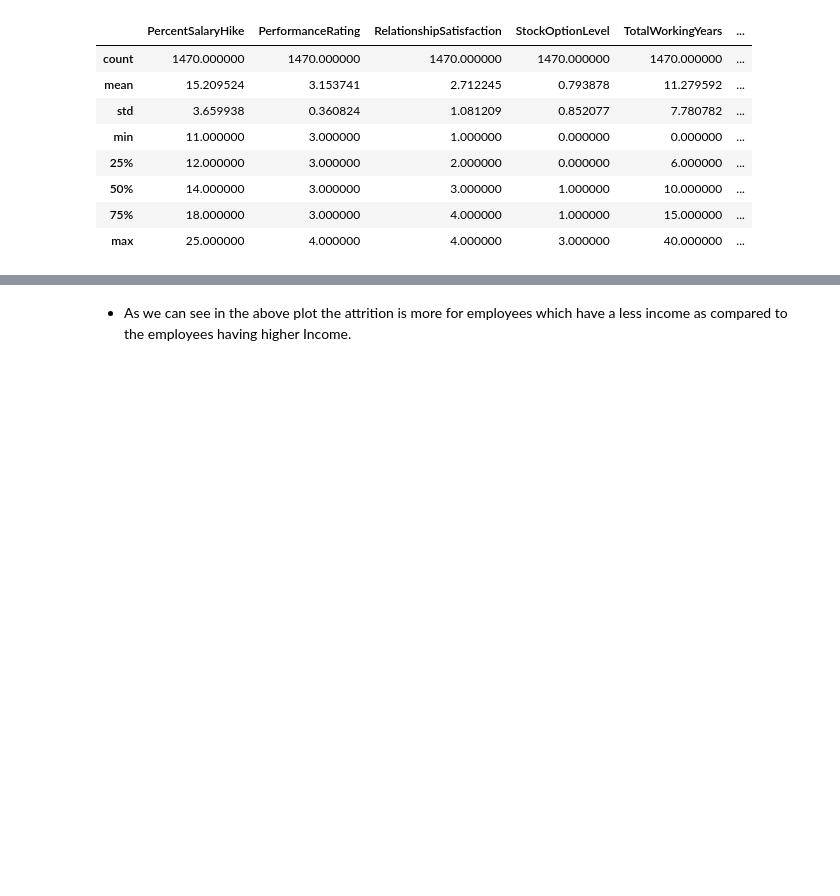
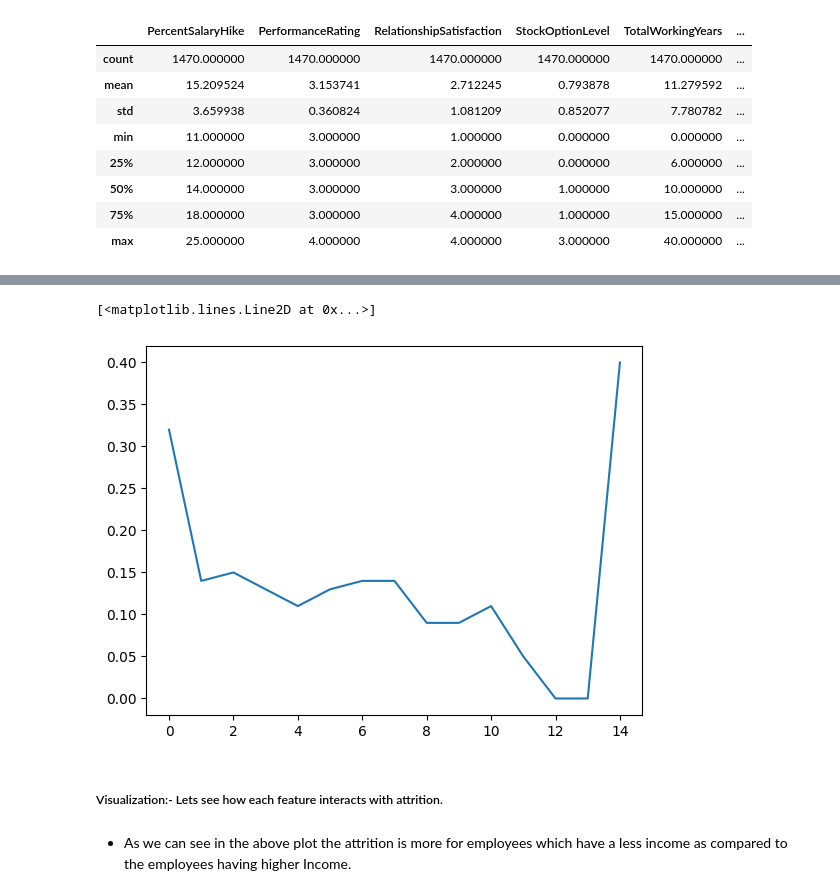
Before and after one commit to jashpaleja/Survival_Analysis-Employee_Attrition, a Jupyter notebook: employee_attrition.ipynb, the cells around one changed output, grey strips where cells are left out. Drawn from its saved outputs; the diff is of its cells as text; code cells hidden in the pictures; blank space fills up the shorter version.

```diff
--- a/employee_attrition.ipynb
+++ b/employee_attrition.ipynb
@@ -123,3 +150,14 @@ for x in new_df.columns:
+# %%
+x_val = []
+y_val = []
+for x in range(0,15):
+    attrition = df[df['YearsWithCurrManager'] == x]['Attrition']
+    x_val.append(x)
+    y_val.append(round(attrition.sum()/attrition.count(),2))
+plt.plot(x_val, y_val)
+# %% [output]
+[<matplotlib.lines.Line2D at 0x...>]
+[figure, added]
 # %%
 from sklearn.ensemble import RandomForestClassifier
 X = new_df.drop('Attrition', axis=1)
@@ -140,4 +178,6 @@ feature_importance_df = feature_importance_df.sort_values(by='Importance', ascen
 
 fig = px.histogram(feature_importance_df, y="Feature",x="Importance",width=600, height=600)
 fig.show()
+# %% [markdown]
+##### Visualization:- Lets see how each feature interacts with attrition.
 # %%
```
Also changed, not shown: parts of 34 cells of this notebook.
